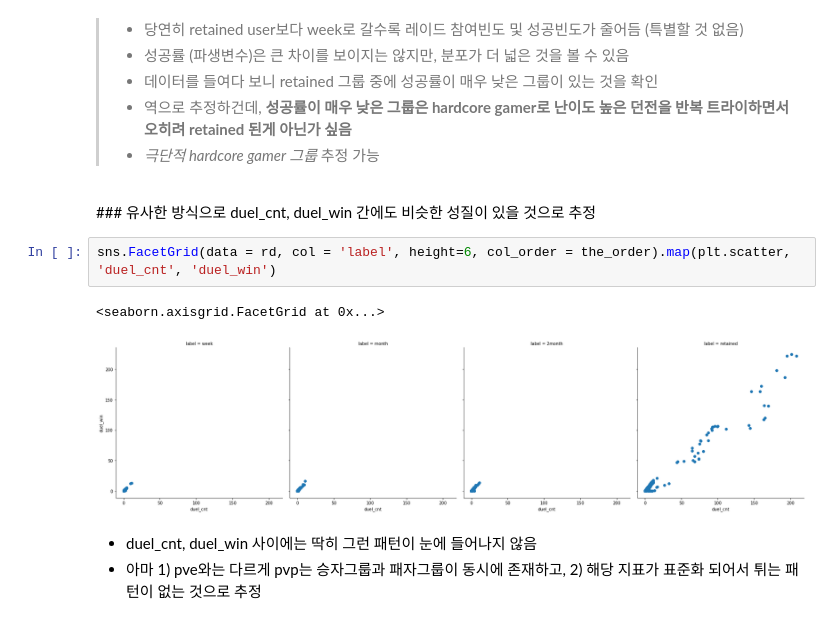
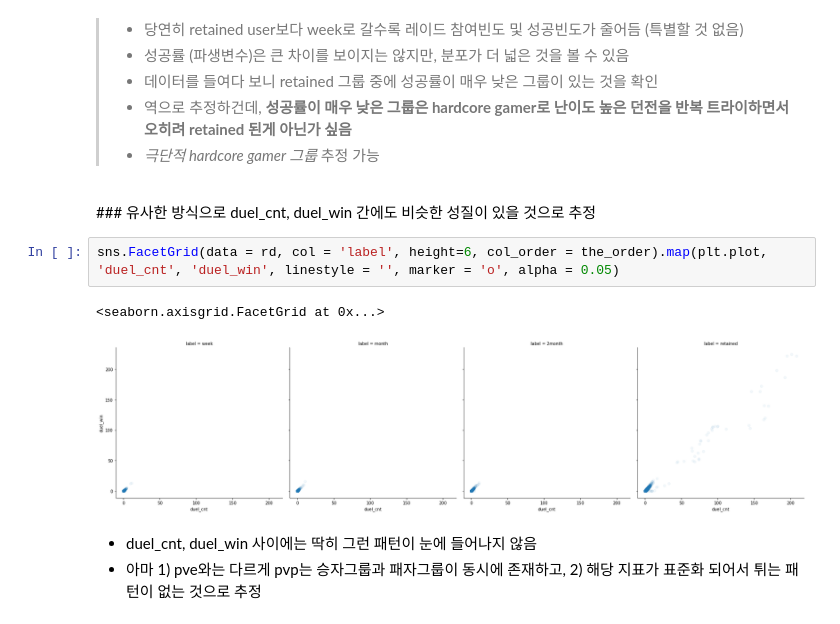
Before and after one commit to kookoowaa/Projects, a Jupyter notebook: Churn_with_Online_game/EDA_cwp.ipynb, the cells around one changed output. Saved outputs shown, nothing was run; the diff lists cells and outputs as text.

```diff
--- a/Churn_with_Online_game/EDA_cwp.ipynb
+++ b/Churn_with_Online_game/EDA_cwp.ipynb
@@ -193,10 +193,10 @@ sns.FacetGrid(data = rd, col = 'label', height=6, col_order =the_order).map(plt.
 <br>
 ###  유사한 방식으로 duel_cnt, duel_win 간에도 비슷한 성질이 있을 것으로 추정
 # %%
-sns.FacetGrid(data = rd, col = 'label', height=6, col_order = the_order).map(plt.scatter, 'duel_cnt', 'duel_win')
+sns.FacetGrid(data = rd, col = 'label', height=6, col_order = the_order).map(plt.plot, 'duel_cnt', 'duel_win', linestyle = '', marker = 'o', alpha = 0.05)
 # %% [output]
 <seaborn.axisgrid.FacetGrid at 0x...>
-[figure, old version]
+[figure, new version]
 # %% [markdown]
 - duel_cnt, duel_win 사이에는 딱히 그런 패턴이 눈에 들어나지 않음
 - 아마 1) pve와는 다르게 pvp는 승자그룹과 패자그룹이 동시에 존재하고, 2) 해당 지표가 표준화 되어서 튀는 패턴이 없는 것으로 추정
```
Also changed, not shown: parts of 10 cells of this notebook.
